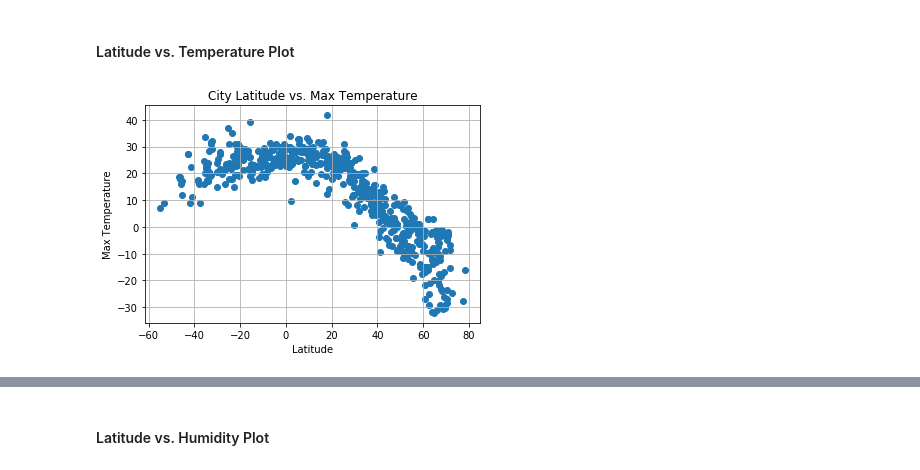
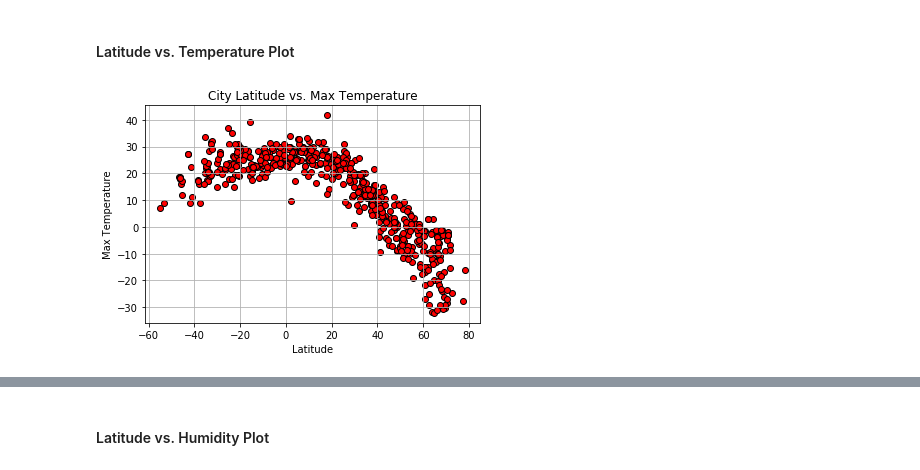
Before and after one commit to cckuqui/APIs-exercise, a Jupyter notebook: WeatherPy/WeatherPy.ipynb, the cells around one changed output, grey strips where cells are left out. Drawn from its saved outputs; the diff is of its cells as text; code cells hidden in the pictures.

Commit message:
Created folder for vacation and added scatterplots

```diff
--- a/WeatherPy/WeatherPy.ipynb
+++ b/WeatherPy/WeatherPy.ipynb
@@ -165,11 +165,11 @@ lng = cities_df['Lng']
 max_temp = cities_df['Max Temp']
 wind_speed = cities_df['Wind Speed']
 # %%
-plt.scatter(lat,max_temp)
+plt.scatter(lat,max_temp, edgecolors='black',c='red')
 plt.title('City Latitude vs. Max Temperature')
 plt.xlabel('Latitude')
 plt.ylabel('Max Temperature')
 plt.grid()
 plt.show()
 # %% [output]
-[figure, old version]
+[figure, new version]
```
Also changed, not shown: parts of 7 cells of this notebook, 2 other files.
